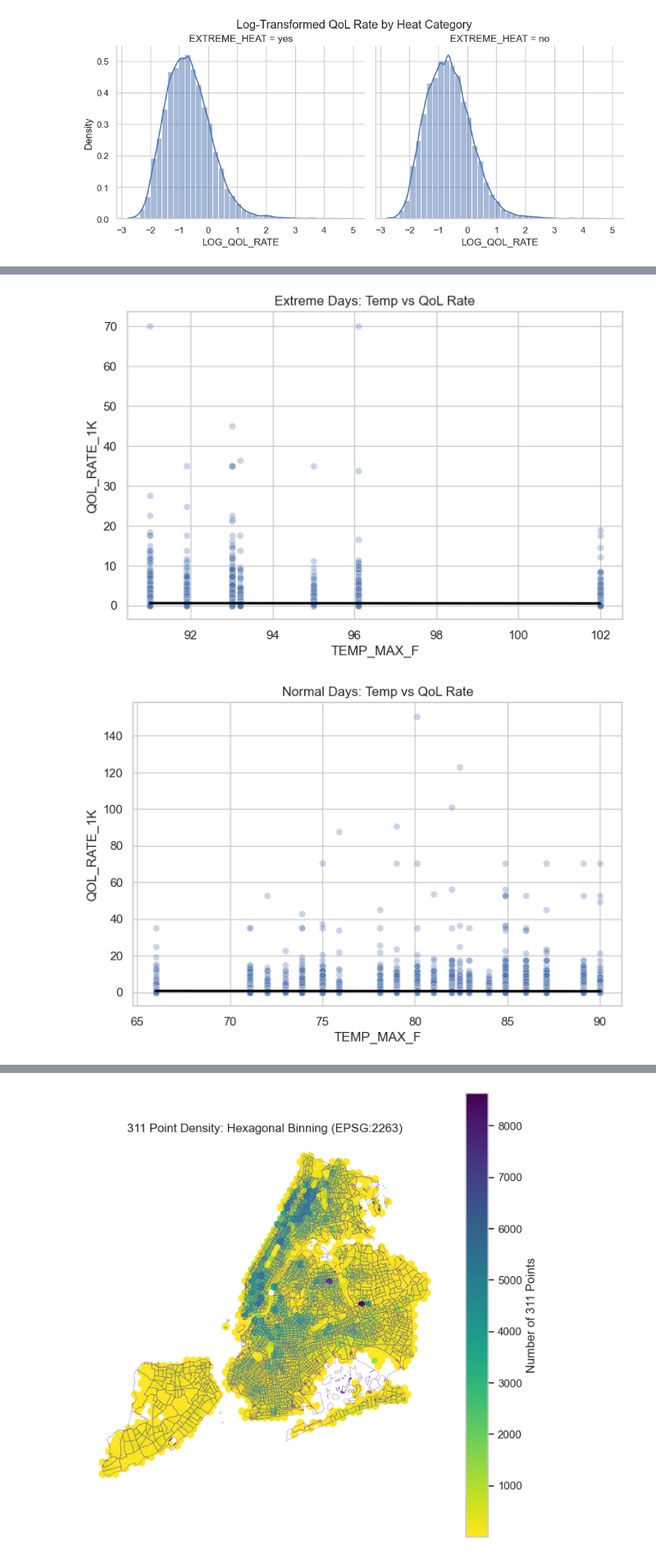
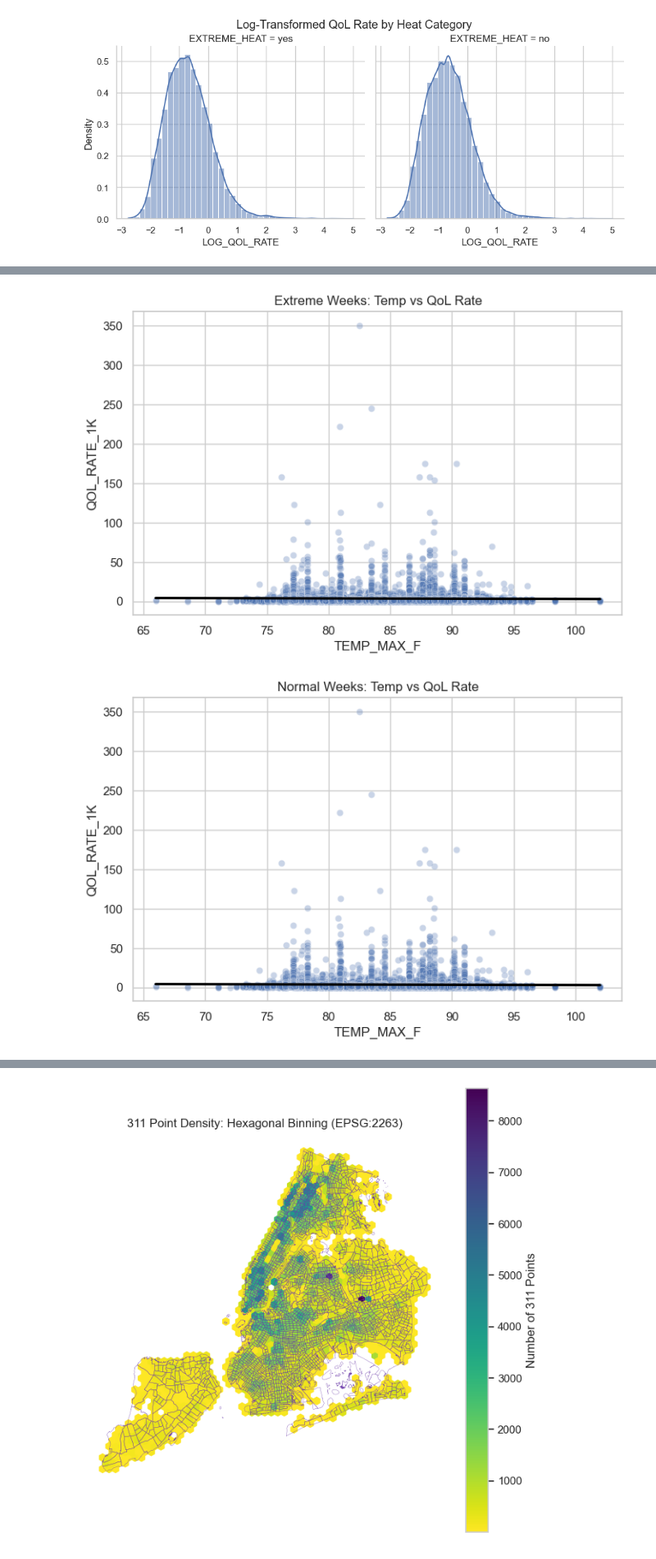
Before and after one commit to tess-vu/nighttime-qol, a Jupyter notebook: notebooks/eda.ipynb, the cells around one changed output, grey strips where cells are left out. Shown at 82% size. Drawn from its saved outputs; the diff is of its cells as text; code cells hidden in the pictures.

```diff
--- a/notebooks/eda.ipynb
+++ b/notebooks/eda.ipynb
@@ -212,8 +186,8 @@ tracts_daily_extreme = tracts_gdf[tracts_gdf["EXTREME_DAY"] == 1]
 tracts_daily_normal  = tracts_gdf[tracts_gdf["EXTREME_DAY"] == 0]
 # %%
 # Weekly split.
-points["WEEK"] = points["DATE"].dt.to_period("W-SUN").dt.start_time
-tracts_gdf["WEEK"] = tracts_gdf["DATE"].dt.to_period("W-SUN").dt.start_time
+points["WEEK"] = points["DATE"].dt.to_period("W-SAT").dt.start_time
+tracts_gdf["WEEK"] = tracts_gdf["DATE"].dt.to_period("W-SAT").dt.start_time
 
 # Weekly summaries.
 tracts_weekly = tracts_gdf.groupby(["GEOID", "WEEK"]).agg({
@@ -238,6 +212,7 @@ tracts_weekly["QOL_RATE_1K"] = tracts_weekly["QOL_CALLS"] / tracts_weekly["TOTAL
 # Weekly categories.
 tracts_weekly["EXTREME_WEEK_1DAY"] = (tracts_weekly["EXTREME_DAY"] >= 1).astype(int)
 tracts_weekly["EXTREME_WEEK_2DAY"] = (tracts_weekly["EXTREME_DAY"] >= 2).astype(int)
+
 tracts_weekly["EXTREME_WEEK_DEG90"] = (tracts_weekly["DEG_ABOVE_90"] >= 5).astype(int)
 # %%
 # Summary statistics.
@@ -330,14 +451,14 @@ plt.show()
 # %%
 # Scatter plots.
 def scatter(df, x, y, title):
     plt.figure()
     sns.scatterplot(data = df, x = x, y = y, alpha = 0.3)
     sns.regplot(data = df, x = x, y = y, scatter = False, color = "black")
     plt.title(title)
     plt.show()
 
-scatter(tracts_daily_extreme, "TEMP_MAX_F", "QOL_RATE_1K", "Extreme Days: Temp vs QoL Rate")
-scatter(tracts_daily_normal, "TEMP_MAX_F", "QOL_RATE_1K", "Normal Days: Temp vs QoL Rate")
+scatter(tracts_weekly, "TEMP_MAX_F", "QOL_RATE_1K", "Extreme Weeks: Temp vs QoL Rate")
+scatter(tracts_weekly, "TEMP_MAX_F", "QOL_RATE_1K", "Normal Weeks: Temp vs QoL Rate")
 # %% [output]
-[figure, old version]
+[figure, new version]
-[figure, old version]
+[figure, new version]
```
Also changed, not shown: parts of 21 cells of this notebook, 15 other files.
